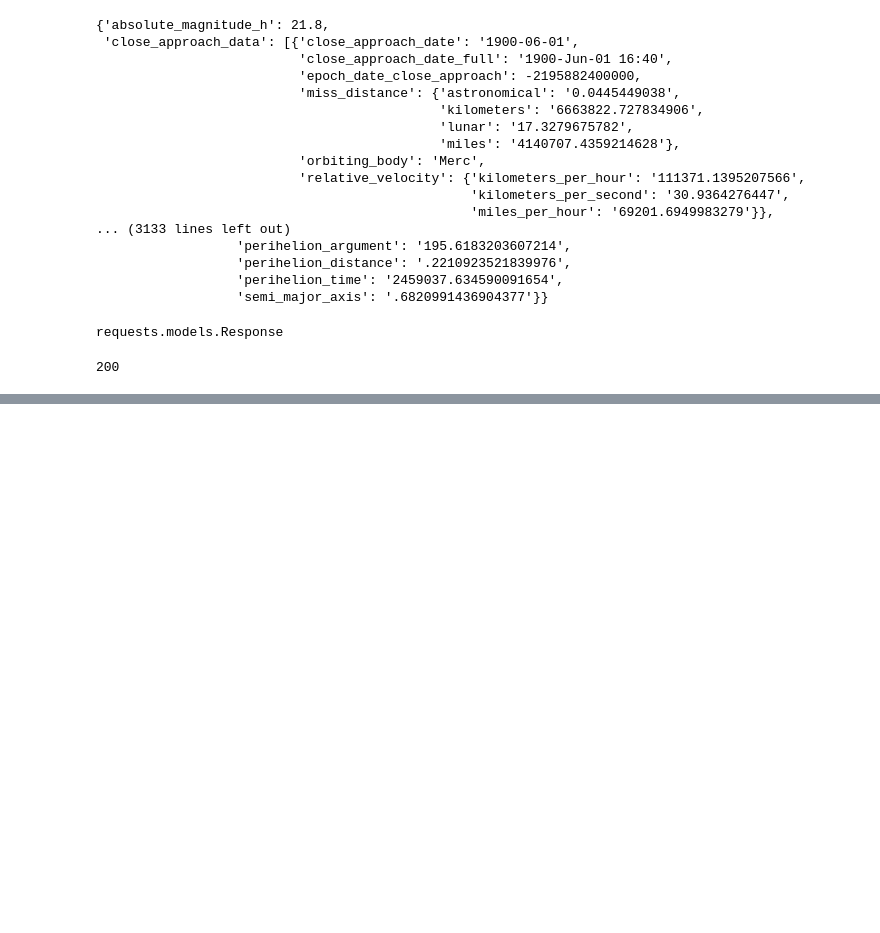
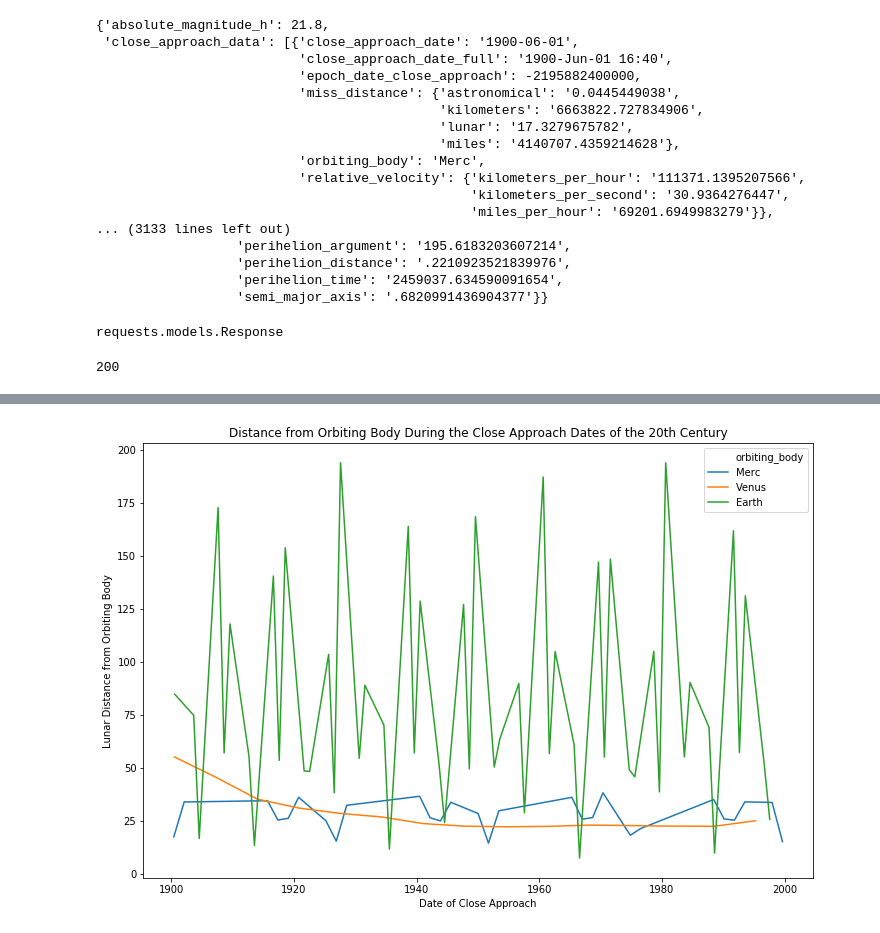
Before and after one commit to KellyWemmer/NASA-API, a Jupyter notebook: NASA Asteroid API.ipynb, the cells around one changed output, grey strips where cells are left out. Cells and saved outputs as stored; diff of their text form; code cells hidden in the pictures; blank space fills up the shorter version.

```diff
--- a/NASA Asteroid API.ipynb
+++ b/NASA Asteroid API.ipynb
@@ -69,0 +231,13 @@ nasa_split.head(50)
+# %%
+#Create variables for the following visuals
+twentieth_cent = nasa_df[(nasa_df['close_approach_date_full'] >= '1900-1-1') & (nasa_df['close_approach_date_full'] <= '1999-12-31')]
+twenty_first_cent = nasa_df[(nasa_df['close_approach_date_full'] >= '2000-1-1') & (nasa_df['close_approach_date_full'] <= '2099-12-31')]
+twenty_second_cent = nasa_df[(nasa_df['close_approach_date_full'] >= '2100-1-1') & (nasa_df['close_approach_date_full'] <= '2199-12-31')]
+# %%
+plt.figure(figsize = [12, 8])
+sns.lineplot(data= twentieth_cent, x='close_approach_date_full', y='miss_distance.lunar', hue='orbiting_body', hue_order=['Merc', 'Venus', 'Earth'])
+plt.title('Distance from Orbiting Body During the Close Approach Dates of the 20th Century')
+plt.xlabel('Date of Close Approach')
+plt.ylabel('Lunar Distance from Orbiting Body');
+# %% [output]
+[figure, added]
```
Also changed, not shown: parts of 18 cells of this notebook.
